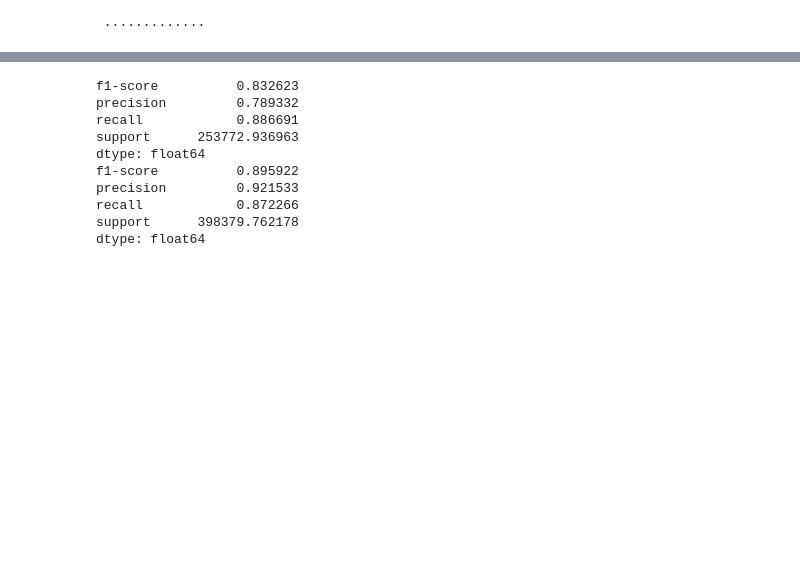
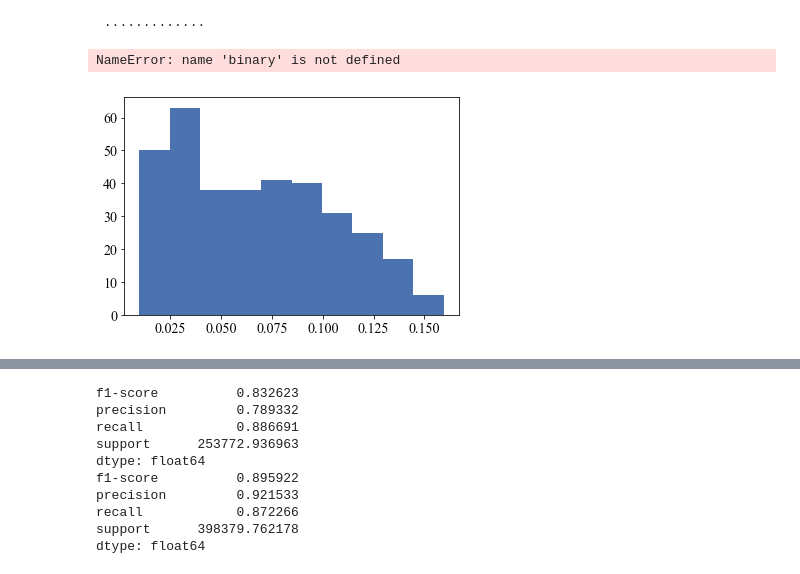
Before and after one commit to thomasmolnar/virac_classifier, a Jupyter notebook: test_notebooks/binary_out.ipynb, the cells around one changed output, grey strips where cells are left out. Saved outputs shown, nothing was run; the diff lists cells and outputs as text; code cells hidden in the pictures; blank space fills up the shorter version.

```diff
--- a/test_notebooks/binary_out.ipynb
+++ b/test_notebooks/binary_out.ipynb
@@ -11,6 +11,45 @@ config.request_password()
  ·············
 # %%
 import seaborn as sns
+# %%
+import sqlutilpy
+def load_mira_dset():
+    mira_table = pd.read_csv('../mira_sample.csv')
+
+    mira_ids = ','.join(np.str(s) for s in mira_table['virac_id'].values)
+
+    from interface_utils.add_stats import main_string, var_string, pct_diff, phot_string, error_ratios
+
+    dsets = pd.DataFrame(
+            sqlutilpy.get("""with t as (
+                            select {0} from
+                            leigh_smith.virac2 as t where t.sourceid in ({3}))
+                            select {0}, {2}, {1} from t
+                            inner join leigh_smith.virac2_photstats as y on y.sourceid=t.sourceid
+                            inner join leigh_smith.virac2_var_indices as s on s.sourceid=t.sourceid;
+                            """.format(main_string, var_string, phot_string, mira_ids),
+                        **config.wsdb_kwargs))
+
+    ## Now filter
+    dsets = dsets[(dsets['ks_n_detections']>np.int64(config['n_detection_threshold']))&
+                  (dsets['ks_b_ivw_mean_mag']>np.float64(config['lower_k']))&
+                  (dsets['ks_b_ivw_mean_mag']<np.float64(config['upper_k']))].reset_index(drop=True)
+
+    dsets = pct_diff(dsets)
+    dsets = error_ratios(dsets)
+    dsets['var_class']='MIRA'
+
+    return dsets
+# %%
+mm = load_mira_dset()
+# %%
+if ~hasattr(binary, 'periodic_features'):
+    binary.periodic_features=[]
+if ~hasattr(binary, 'no_upper_features'):
+    binary.no_upper_features=[]
+mm_rslt=binary.predict(mm)
+# %% [output]
+NameError: name 'binary' is not defined
 # %%
 gg = glob.glob('/local/scratch_2/jls/virac_classifier/binary/edr3/binary_t*.pkl')
 
@@ -74 +155,5 @@ def loader(g, prob_thresh=0.65):
 full_set = [loader(g) for g in gg]
+# %%
+plt.hist([full_set[ii]['feature importance']['ks_eta'] for ii in range(len(full_set))]);
+# %% [output]
+[figure, added]
```
Also changed, not shown: parts of 7 cells of this notebook, 21 other files.
